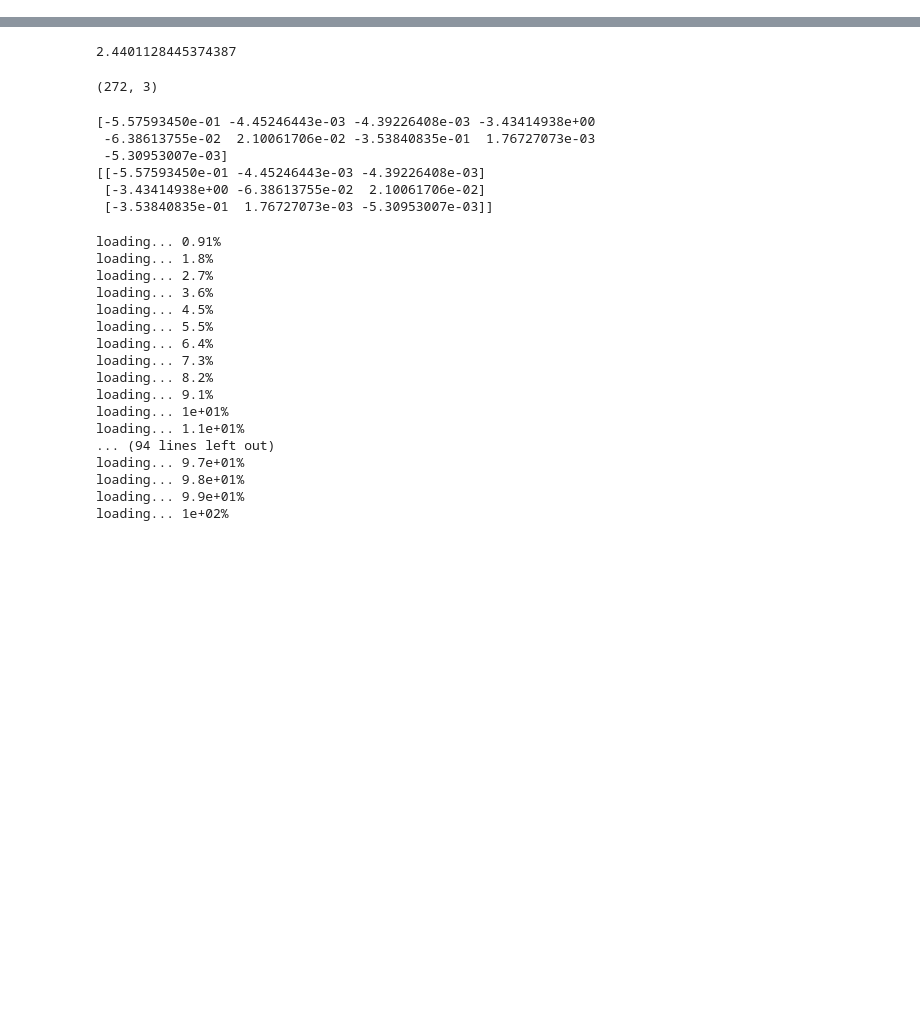
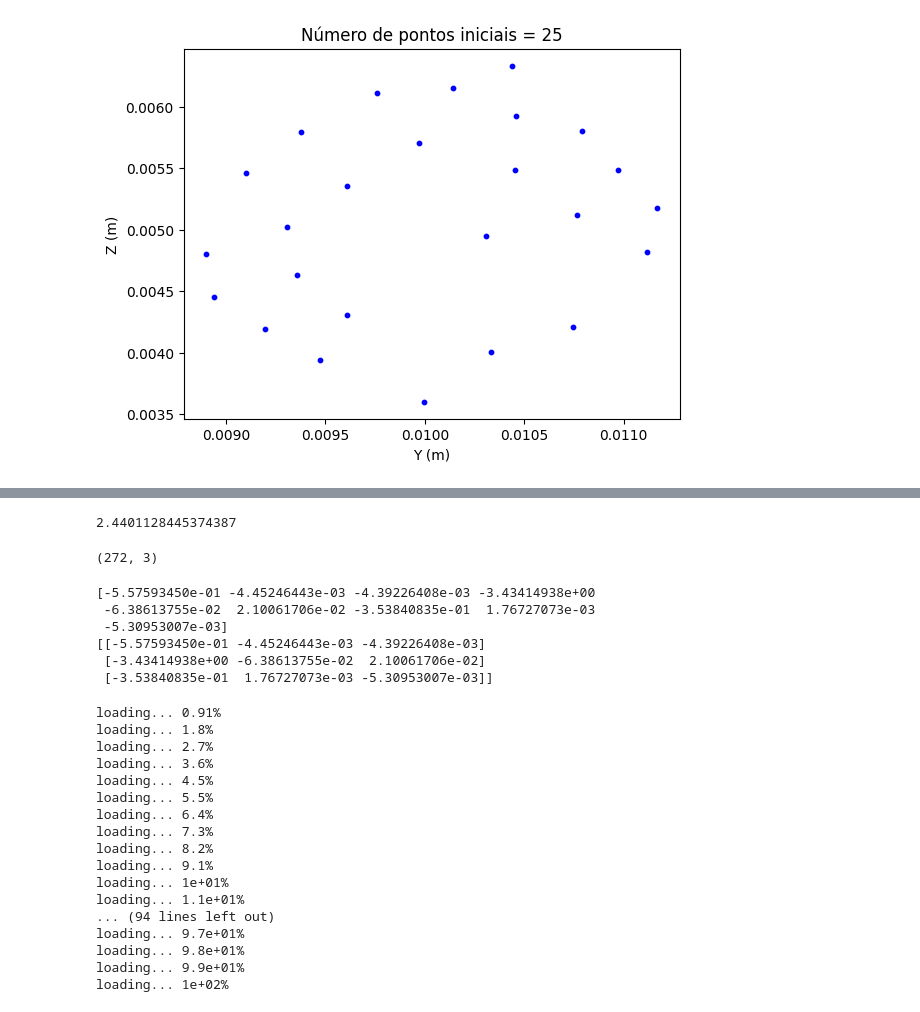
Before and after one commit to DanielFachieri01/ansys, a Jupyter notebook: streamlines.ipynb, the cells around one changed output, grey strips where cells are left out. Drawn from its saved outputs; the diff is of its cells as text; code cells hidden in the pictures; blank space fills up the shorter version.

```diff
--- a/streamlines.ipynb
+++ b/streamlines.ipynb
@@ -138,3 +153,19 @@ def RTD(streamlines, modv):
       tempos.append(comprimento/v)
 
     return tempos
+# %%
+with open(r"C:\Users\Daniel\Documents\ansys data\streamlines_gem_modified\interpolator.pickle","rb") as interpol:
+    interpolator = pickle.load(interpol)
+
+#naosei ,_ = load_data(r"C:\Users\Daniel\Documents\ansys data\streamlines_gem_modified\sol_gem_modified_nodes.txt",0.9999)
+seeds,df = load_data(r"C:\Users\Daniel\Documents\ansys data\streamlines_gem_modified\sol_gem_modified_cell.txt",0.9999)
+# %%
+seeds = np.array(seeds)
+plt.figure()
+plt.scatter(seeds[:,1],seeds[:,2],s=10,color="b")
+plt.title(f"Número de pontos iniciais = {len(seeds)}")
+plt.xlabel("Y (m)")
+plt.ylabel("Z (m)")
+plt.show()
+# %% [output]
+[figure, added]
```
Also changed, not shown: parts of 18 cells of this notebook.
